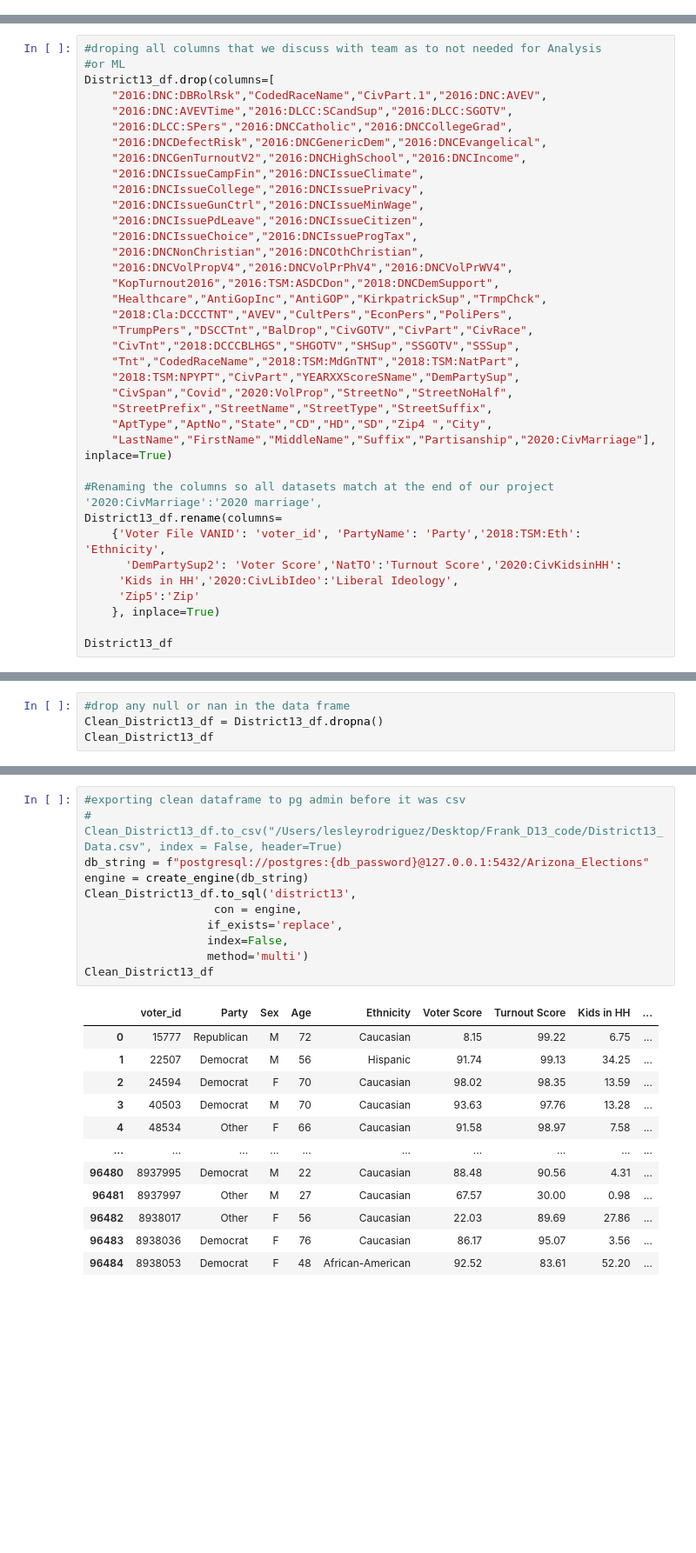
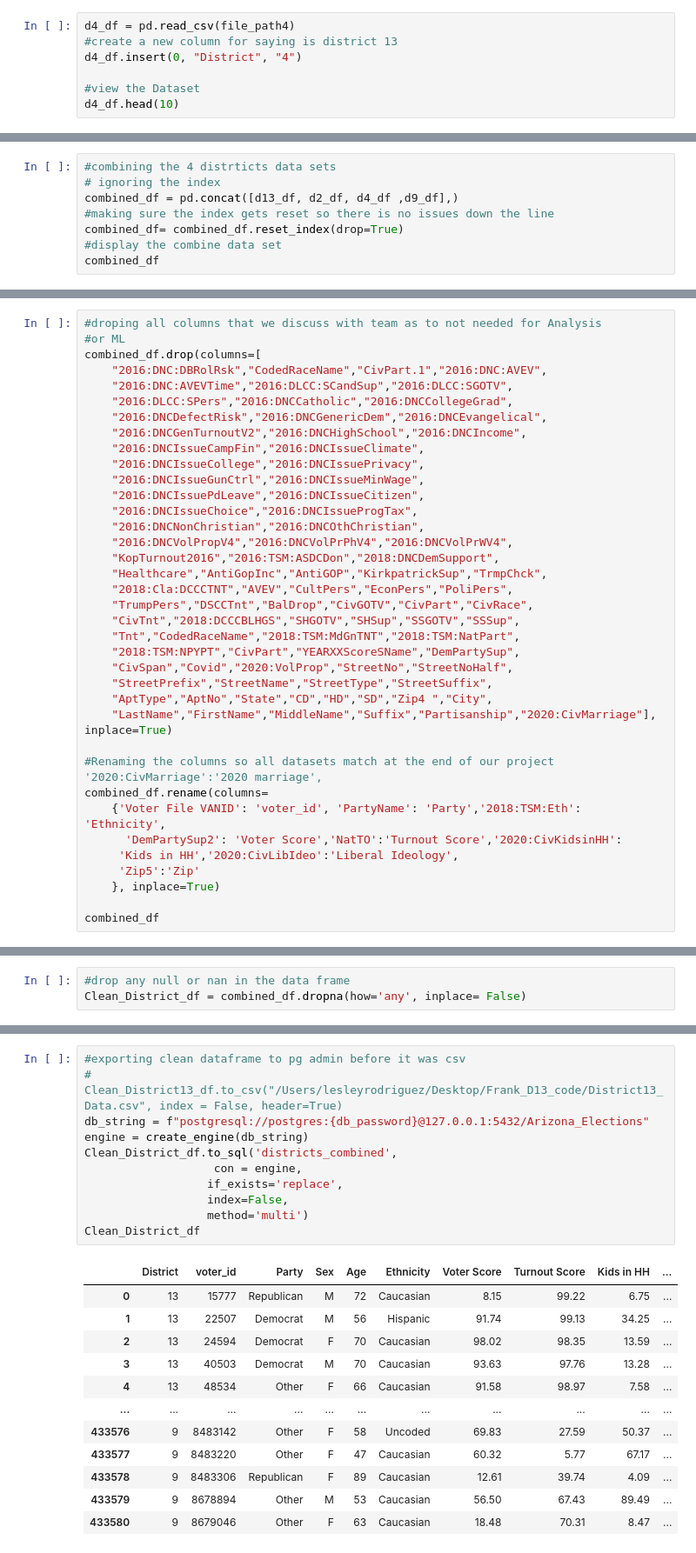
Before and after one commit to leomerits/Arizona_Election_Project, a Jupyter notebook: D13_cleaning:analyzing /13_Analytics code/Franklin_Cleaning_data.ipynb, the cells around one changed output, grey strips where cells are left out. Shown at 87% size. Drawn from its saved outputs; the diff is of its cells as text; blank space fills up the shorter version.

Commit message:
updating cleaning code

```diff
--- a/D13_cleaning:analyzing /13_Analytics code/Franklin_Cleaning_data.ipynb
+++ b/D13_cleaning:analyzing /13_Analytics code/Franklin_Cleaning_data.ipynb
@@ -32,0 +77,7 @@ District13_df.head(10)
+# %%
+d4_df = pd.read_csv(file_path4)
+#create a new column for saying is district 13
+d4_df.insert(0, "District", "4")
+
+#view the Dataset
+d4_df.head(10)
@@ -32,0 +97,8 @@ District13_df.head(10)
+# %%
+#combining the 4 distrticts data sets
+# ignoring the index
+combined_df = pd.concat([d13_df, d2_df, d4_df ,d9_df],)
+#making sure the index gets reset so there is no issues down the line
+combined_df= combined_df.reset_index(drop=True)
+#display the combine data set
+combined_df
@@ -33,7 +119,7 @@ District13_df.head(10)
 # %%
 #droping all columns that we discuss with team as to not needed for Analysis
 #or ML
-District13_df.drop(columns=[
+combined_df.drop(columns=[
     "2016:DNC:DBRolRsk","CodedRaceName","CivPart.1","2016:DNC:AVEV",
     "2016:DNC:AVEVTime","2016:DLCC:SCandSup","2016:DLCC:SGOTV",
     "2016:DLCC:SPers","2016:DNCCatholic","2016:DNCCollegeGrad",
@@ -59,12 +145,12 @@ District13_df.drop(columns=[
     "LastName","FirstName","MiddleName","Suffix","Partisanship","2020:CivMarriage"], inplace=True)
 
 #Renaming the columns so all datasets match at the end of our project '2020:CivMarriage':'2020 marriage',
-District13_df.rename(columns=
+combined_df.rename(columns=
     {'Voter File VANID': 'voter_id', 'PartyName': 'Party','2018:TSM:Eth': 'Ethnicity',
       'DemPartySup2': 'Voter Score','NatTO':'Turnout Score','2020:CivKidsinHH':
      'Kids in HH','2020:CivLibIdeo':'Liberal Ideology',
      'Zip5':'Zip'
     }, inplace=True)
 
-District13_df
+combined_df
 # %% [output]
@@ -162,5 +251,4 @@ Zip                 102408
 dtype: int64
 # %%
 #drop any null or nan in the data frame
-Clean_District13_df = District13_df.dropna()
-Clean_District13_df
+Clean_District_df = combined_df.dropna(how='any', inplace= False)
@@ -211,24 +302,24 @@ dtype: int64
 # %%
 #exporting clean dataframe to pg admin before it was csv
 # Clean_District13_df.to_csv("/Users/lesleyrodriguez/Desktop/Frank_D13_code/District13_Data.csv", index = False, header=True)
 db_string = f"postgresql://postgres:{db_password}@127.0.0.1:5432/Arizona_Elections"
 engine = create_engine(db_string)
-Clean_District13_df.to_sql('district13',
+Clean_District_df.to_sql('districts_combined',
                    con = engine,
                   if_exists='replace',
                   index=False,
                   method='multi')
-Clean_District13_df
+Clean_District_df
 # %% [output]
-|  | voter_id | Party | Sex | Age | Ethnicity | Voter Score | Turnout Score | Kids in HH | ... |
-| 0 | 15777 | Republican | M | 72 | Caucasian | 8.15 | 99.22 | 6.75 | ... |
-| 1 | 22507 | Democrat | M | 56 | Hispanic | 91.74 | 99.13 | 34.25 | ... |
-| 2 | 24594 | Democrat | F | 70 | Caucasian | 98.02 | 98.35 | 13.59 | ... |
-| 3 | 40503 | Democrat | M | 70 | Caucasian | 93.63 | 97.76 | 13.28 | ... |
-| 4 | 48534 | Other | F | 66 | Caucasian | 91.58 | 98.97 | 7.58 | ... |
-| ... | ... | ... | ... | ... | ... | ... | ... | ... | ... |
-| 96480 | 8937995 | Democrat | M | 22 | Caucasian | 88.48 | 90.56 | 4.31 | ... |
-| 96481 | 8937997 | Other | M | 27 | Caucasian | 67.57 | 30.00 | 0.98 | ... |
-| 96482 | 8938017 | Other | F | 56 | Caucasian | 22.03 | 89.69 | 27.86 | ... |
-| 96483 | 8938036 | Democrat | F | 76 | Caucasian | 86.17 | 95.07 | 3.56 | ... |
-| 96484 | 8938053 | Democrat | F | 48 | African-American | 92.52 | 83.61 | 52.20 | ... |
+|  | District | voter_id | Party | Sex | Age | Ethnicity | Voter Score | Turnout Score | Kids in HH | ... |
+| 0 | 13 | 15777 | Republican | M | 72 | Caucasian | 8.15 | 99.22 | 6.75 | ... |
+| 1 | 13 | 22507 | Democrat | M | 56 | Hispanic | 91.74 | 99.13 | 34.25 | ... |
+| 2 | 13 | 24594 | Democrat | F | 70 | Caucasian | 98.02 | 98.35 | 13.59 | ... |
+| 3 | 13 | 40503 | Democrat | M | 70 | Caucasian | 93.63 | 97.76 | 13.28 | ... |
+| 4 | 13 | 48534 | Other | F | 66 | Caucasian | 91.58 | 98.97 | 7.58 | ... |
+| ... | ... | ... | ... | ... | ... | ... | ... | ... | ... | ... |
+| 433576 | 9 | 8483142 | Other | F | 58 | Uncoded | 69.83 | 27.59 | 50.37 | ... |
+| 433577 | 9 | 8483220 | Other | F | 47 | Caucasian | 60.32 | 5.77 | 67.17 | ... |
+| 433578 | 9 | 8483306 | Republican | F | 89 | Caucasian | 12.61 | 39.74 | 4.09 | ... |
+| 433579 | 9 | 8678894 | Other | M | 53 | Caucasian | 56.50 | 67.43 | 89.49 | ... |
+| 433580 | 9 | 8679046 | Other | F | 63 | Caucasian | 18.48 | 70.31 | 8.47 | ... |
```
Also changed, not shown: parts of 16 cells of this notebook, 11 other files.
